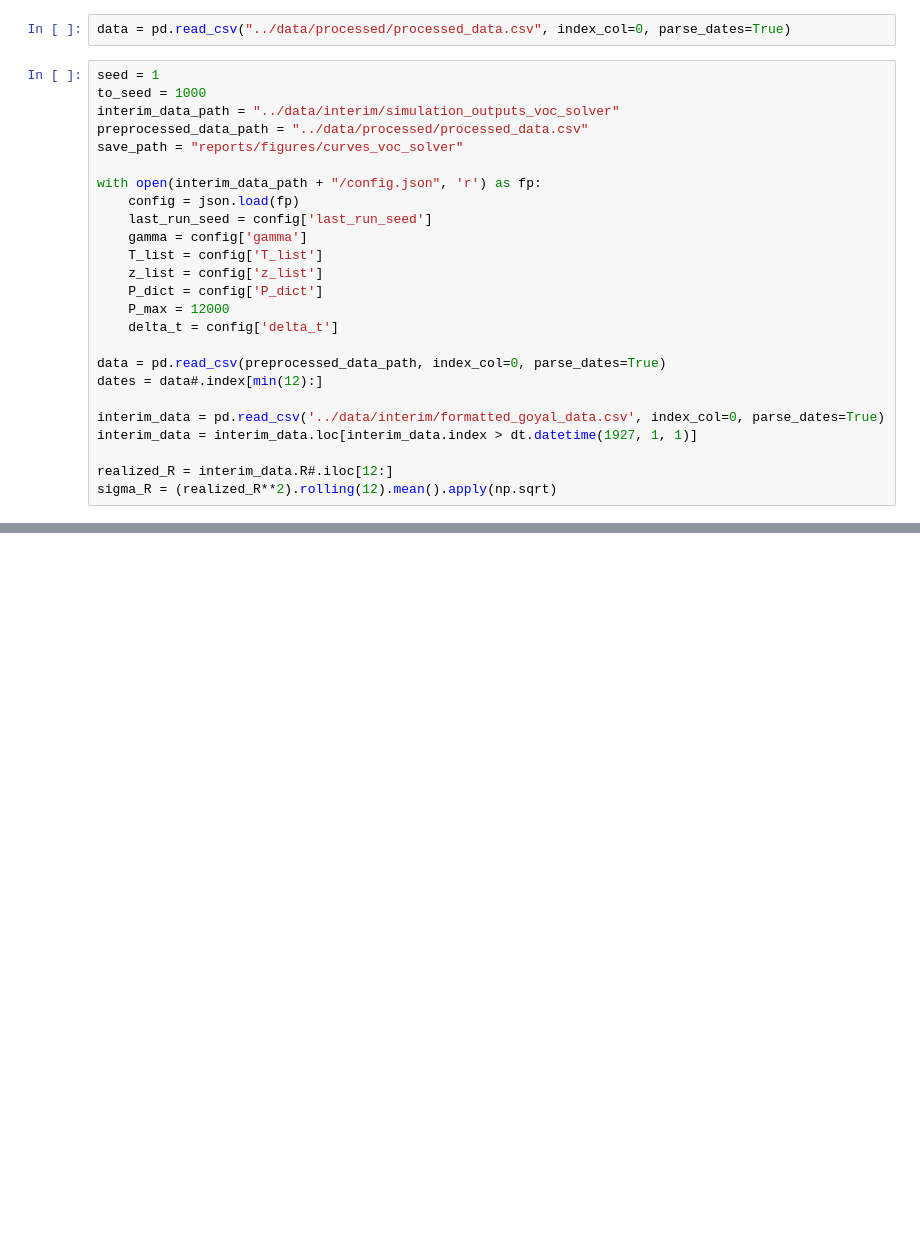
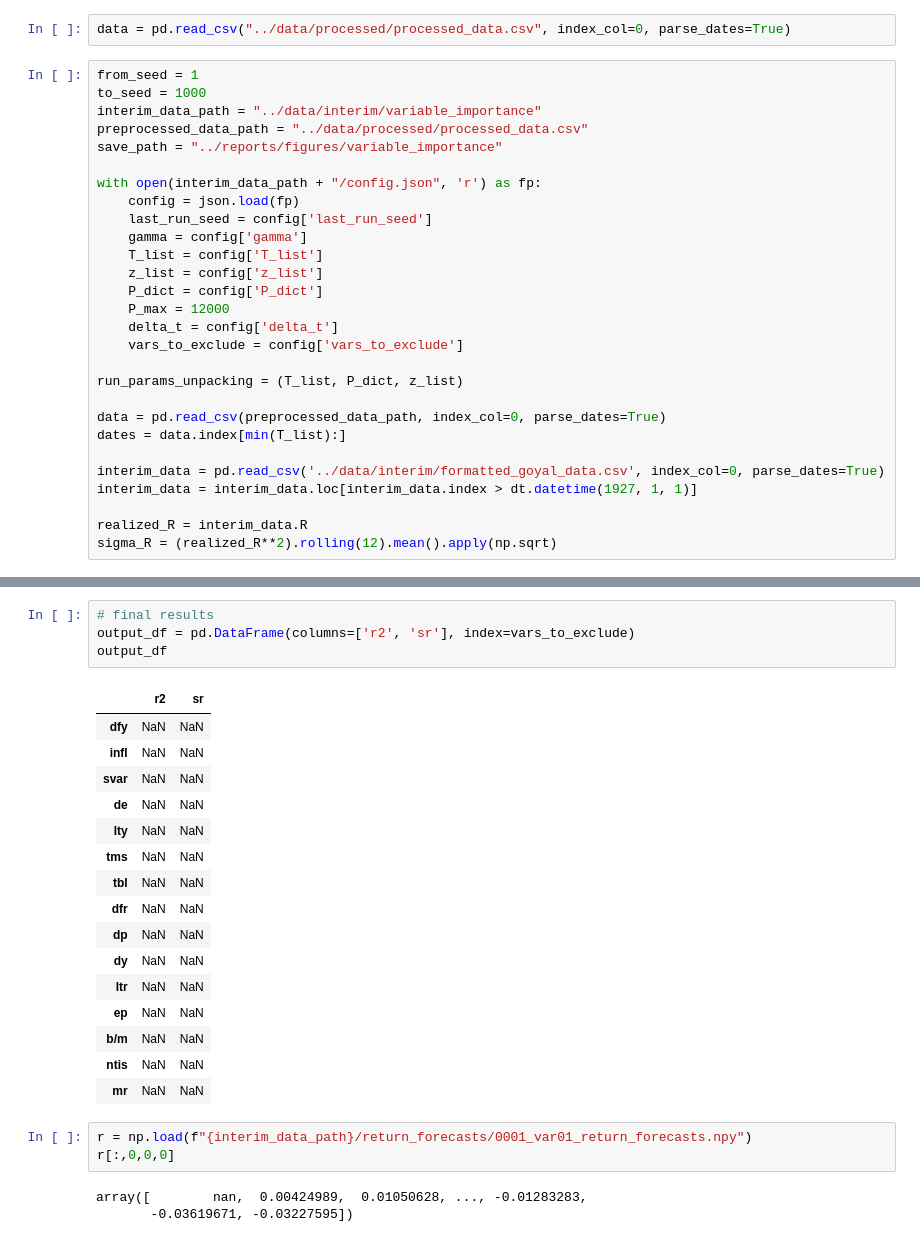
Before and after one commit to zivmi/voc_reproduction, a Jupyter notebook: notebooks/05-mz-variable-importance.ipynb, the cells around one changed output, grey strips where cells are left out. Cells and saved outputs as stored; diff of their text form; blank space fills up the shorter version.

```diff
--- a/notebooks/05-mz-variable-importance.ipynb
+++ b/notebooks/05-mz-variable-importance.ipynb
@@ -21,11 +18,11 @@ variables = ['dfy', 'infl', 'svar', 'de', 'lty', 'tms', 'tbl', 'dfr', 'dp', 'dy'
 # %%
 data = pd.read_csv("../data/processed/processed_data.csv", index_col=0, parse_dates=True)
 # %%
-seed = 1
+from_seed = 1
 to_seed = 1000
-interim_data_path = "../data/interim/simulation_outputs_voc_solver"
+interim_data_path = "../data/interim/variable_importance"
 preprocessed_data_path = "../data/processed/processed_data.csv"
-save_path = "reports/figures/curves_voc_solver"
+save_path = "../reports/figures/variable_importance"
 
 with open(interim_data_path + "/config.json", 'r') as fp:
     config = json.load(fp)
@@ -36,12 +33,15 @@ with open(interim_data_path + "/config.json", 'r') as fp:
     P_dict = config['P_dict']
     P_max = 12000
     delta_t = config['delta_t']
+    vars_to_exclude = config['vars_to_exclude']
+
+run_params_unpacking = (T_list, P_dict, z_list)
 
 data = pd.read_csv(preprocessed_data_path, index_col=0, parse_dates=True)
-dates = data#.index[min(12):]
+dates = data.index[min(T_list):]
 
 interim_data = pd.read_csv('../data/interim/formatted_goyal_data.csv', index_col=0, parse_dates=True)
 interim_data = interim_data.loc[interim_data.index > dt.datetime(1927, 1, 1)]
 
-realized_R = interim_data.R#.iloc[12:]
+realized_R = interim_data.R
 sigma_R = (realized_R**2).rolling(12).mean().apply(np.sqrt)
@@ -209,0 +48,27 @@ NameError: name 'Y' is not defined
+# %%
+# final results
+output_df = pd.DataFrame(columns=['r2', 'sr'], index=vars_to_exclude)
+output_df
+# %% [output]
+|  | r2 | sr |
+| dfy | NaN | NaN |
+| infl | NaN | NaN |
+| svar | NaN | NaN |
+| de | NaN | NaN |
+| lty | NaN | NaN |
+| tms | NaN | NaN |
+| tbl | NaN | NaN |
+| dfr | NaN | NaN |
+| dp | NaN | NaN |
+| dy | NaN | NaN |
+| ltr | NaN | NaN |
+| ep | NaN | NaN |
+| b/m | NaN | NaN |
+| ntis | NaN | NaN |
+| mr | NaN | NaN |
+# %%
+r = np.load(f"{interim_data_path}/return_forecasts/0001_var01_return_forecasts.npy")
+r[:,0,0,0]
+# %% [output]
+array([        nan,  0.00424989,  0.01050628, ..., -0.01283283,
+       -0.03619671, -0.03227595])
```
Also changed, not shown: parts of 28 cells of this notebook, 7 other files.
